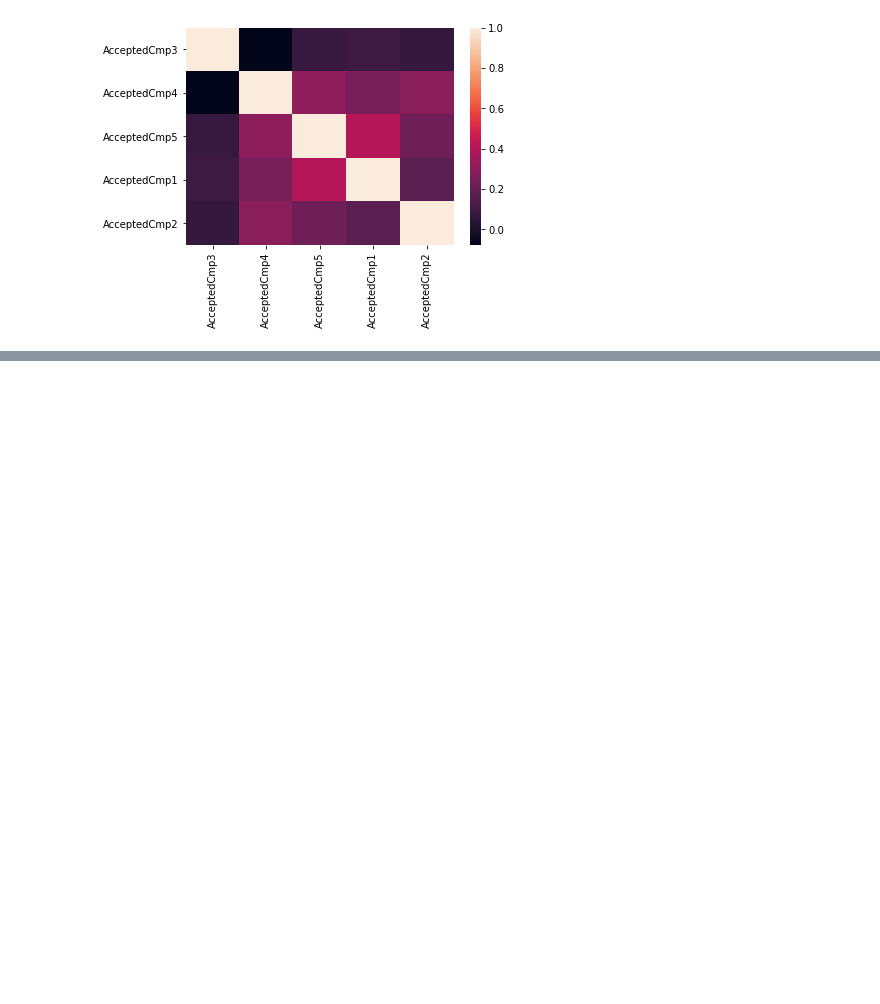
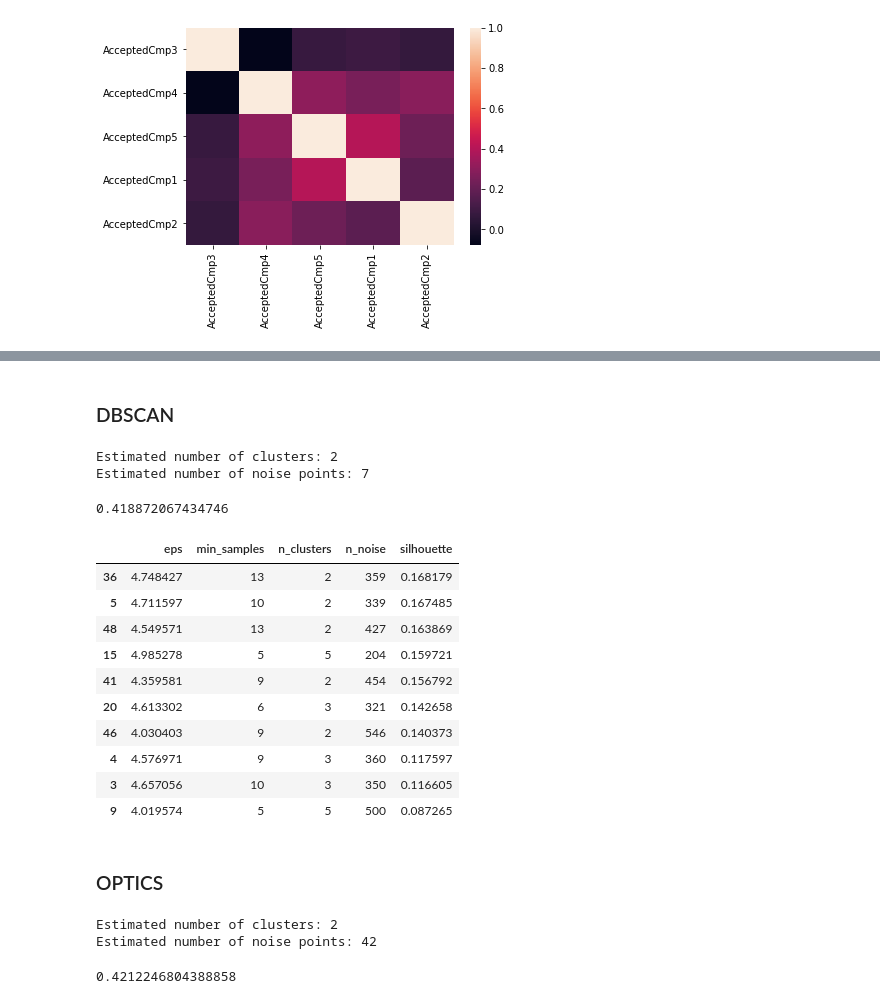
Before and after one commit to BBenicio/customer-personality, a Jupyter notebook: customer_personality.ipynb, the cells around one changed output, grey strips where cells are left out. Drawn from its saved outputs; the diff is of its cells as text; code cells hidden in the pictures; blank space fills up the shorter version.

```diff
--- a/customer_personality.ipynb
+++ b/customer_personality.ipynb
@@ -402,0 +535,75 @@ sns.heatmap(df.filter(like='AcceptedCmp').corr())
+# %% [markdown]
+### DBSCAN
+# %%
+from sklearn.cluster import DBSCAN
+from sklearn.preprocessing import StandardScaler
+
+scl = StandardScaler()
+X = scl.fit_transform(X)
+
+clstr = DBSCAN(eps=10, min_samples=5).fit(X)
+labels = clstr.labels_
+n_clusters = len(set(labels)) - (1 if -1 in labels else 0)
+n_noise = list(labels).count(-1)
+
+print("Estimated number of clusters: %d" % n_clusters)
+print("Estimated number of noise points: %d" % n_noise)
+silhouette_score(X, labels)
+# %% [output]
+Estimated number of clusters: 2
+Estimated number of noise points: 7
+0.418872067434746
+# %%
+totals = []
+for i in range(50):
+    eps = np.random.uniform(0.5, 5)
+    min_samples = np.random.randint(5, 20)
+
+    clstr = DBSCAN(eps=eps, min_samples=min_samples).fit(X)
+    labels = clstr.labels_
+    n_clusters = len(set(labels)) - (1 if -1 in labels else 0)
+    n_noise = list(labels).count(-1)
+    s = -1
+    try:
+        s = silhouette_score(X, labels,)
+    except Exception:
+        pass
+
+    totals.append({
+        'eps': eps,
+        'min_samples': min_samples,
+        'n_clusters': n_clusters,
+        'n_noise': n_noise,
+        'silhouette': s
+    })
+totals = pd.DataFrame(totals)
+totals.sort_values('silhouette', ascending=False).head(10)
+# %% [output]
+|  | eps | min_samples | n_clusters | n_noise | silhouette |
+| 36 | 4.748427 | 13 | 2 | 359 | 0.168179 |
+| 5 | 4.711597 | 10 | 2 | 339 | 0.167485 |
+| 48 | 4.549571 | 13 | 2 | 427 | 0.163869 |
+| 15 | 4.985278 | 5 | 5 | 204 | 0.159721 |
+| 41 | 4.359581 | 9 | 2 | 454 | 0.156792 |
+| 20 | 4.613302 | 6 | 3 | 321 | 0.142658 |
+| 46 | 4.030403 | 9 | 2 | 546 | 0.140373 |
+| 4 | 4.576971 | 9 | 3 | 360 | 0.117597 |
+| 3 | 4.657056 | 10 | 3 | 350 | 0.116605 |
+| 9 | 4.019574 | 5 | 5 | 500 | 0.087265 |
+# %% [markdown]
+### OPTICS
+# %%
+from sklearn.cluster import OPTICS
+
+clstr = OPTICS(min_samples=10).fit(X)
+labels = clstr.labels_
+n_clusters = len(set(labels)) - (1 if -1 in labels else 0)
+n_noise = list(labels).count(-1)
+
+print("Estimated number of clusters: %d" % n_clusters)
+print("Estimated number of noise points: %d" % n_noise)
+silhouette_score(X, labels)
+# %% [output]
+Estimated number of clusters: 2
+Estimated number of noise points: 42
+0.4212246804388858
```
Also changed, not shown: parts of 16 cells of this notebook.
